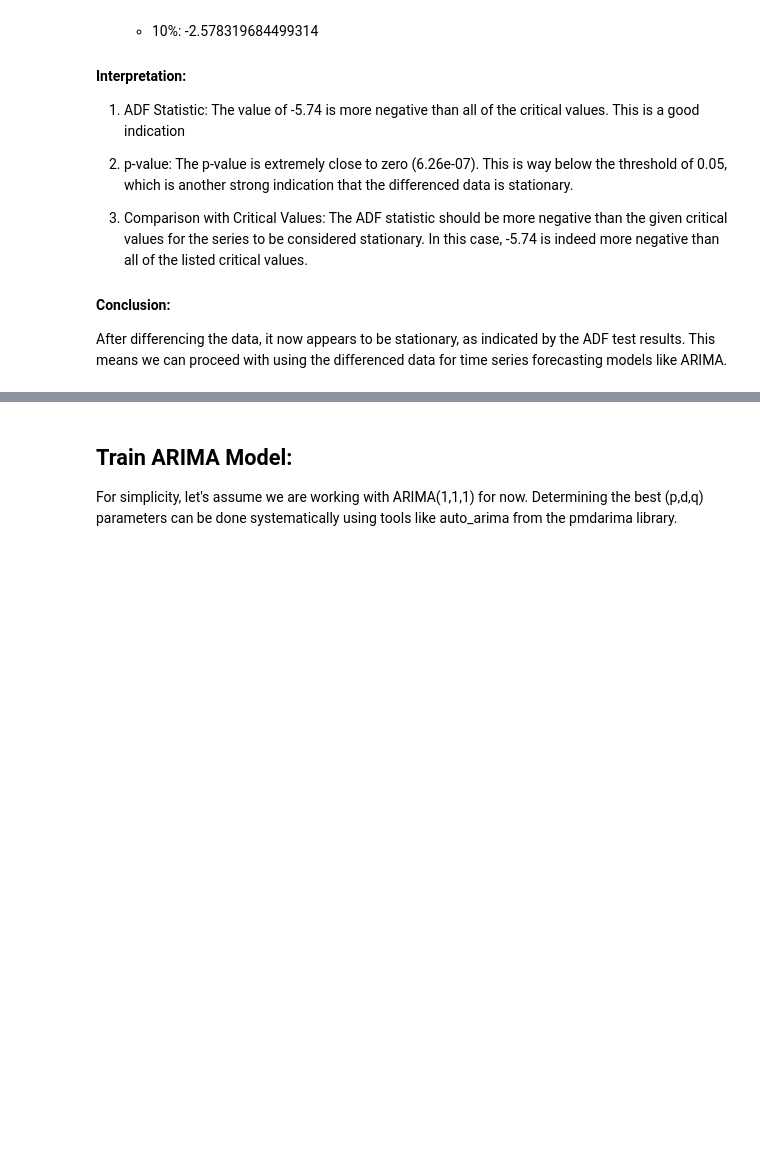
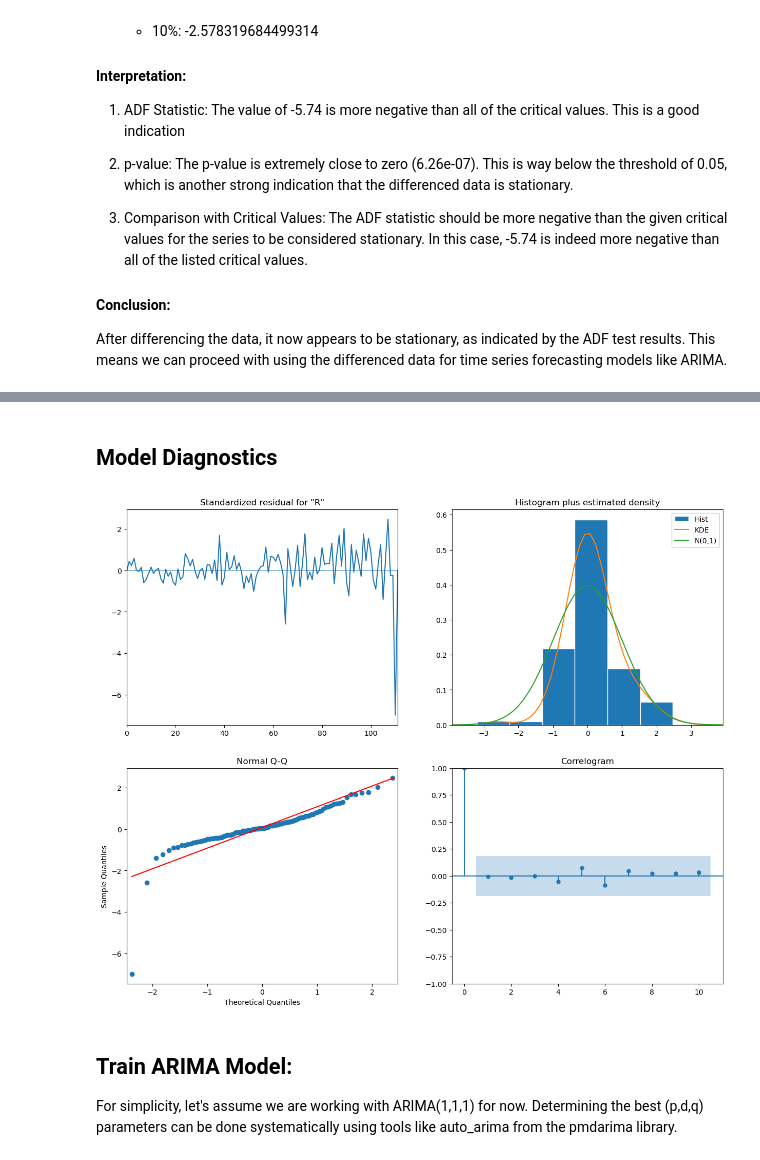
Before and after one commit to Hutto04/The-Oval-Table, a Jupyter notebook: Maria-Mills/Models/ARIMA/arima-1.ipynb, the cells around one changed output, grey strips where cells are left out. Cells and saved outputs as stored; diff of their text form; code cells hidden in the pictures; blank space fills up the shorter version.

```diff
--- a/Maria-Mills/Models/ARIMA/arima-1.ipynb
+++ b/Maria-Mills/Models/ARIMA/arima-1.ipynb
@@ -110,3 +127,10 @@ After differencing the data, it now appears to be stationary, as indicated by th
+# %% [markdown]
+## Model Diagnostics
+# %%
+results.plot_diagnostics(figsize=(15, 12))
+plt.show()
+# %% [output]
+[figure, added]
 # %% [markdown]
 ## Train ARIMA Model:
 For simplicity, let's assume we are working with ARIMA(1,1,1) for now. Determining the best (p,d,q) parameters can be done systematically using tools like auto_arima from the pmdarima library.
```
Also changed, not shown: parts of 12 cells of this notebook, 11 other files.
